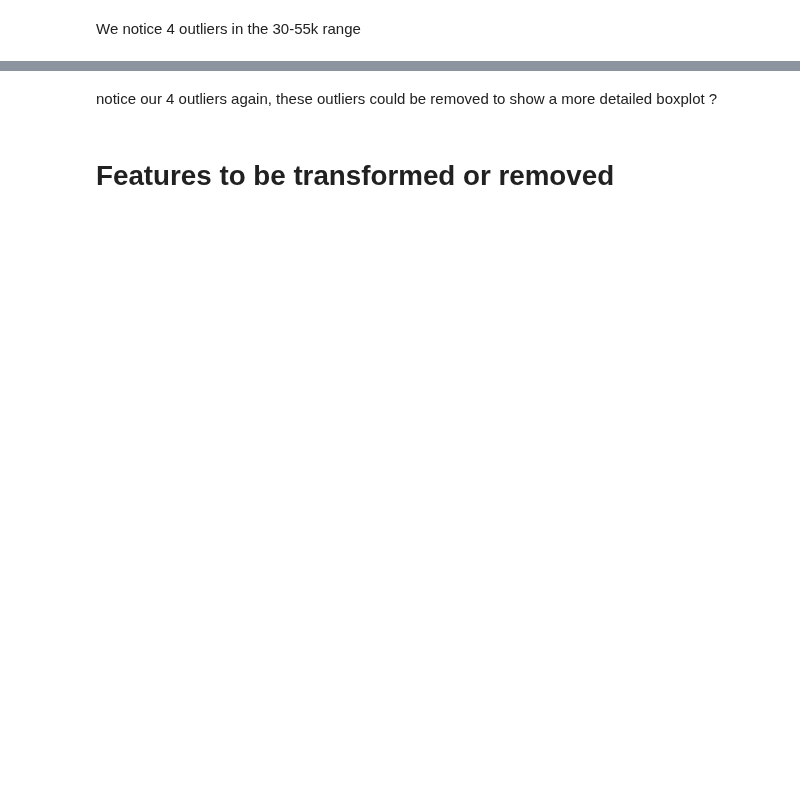
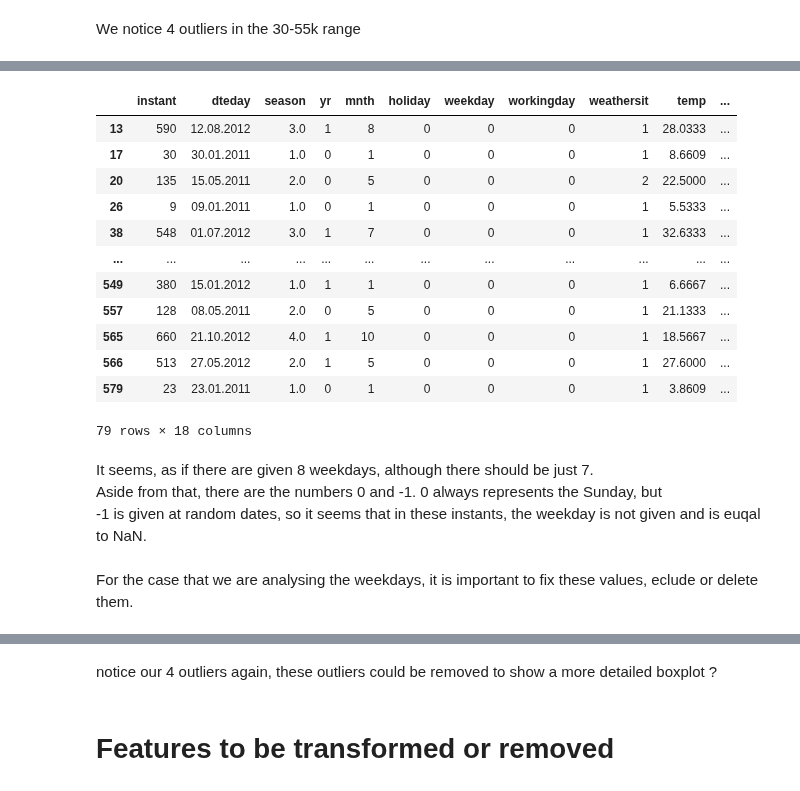
Before and after one commit to PatrykGadziomski/Bike-Rental-Prediction, a Jupyter notebook: Project Data set and Description-20231027/Visualisations_Linus.ipynb, the cells around one changed output, grey strips where cells are left out. Cells and saved outputs as stored; diff of their text form; code cells hidden in the pictures; blank space fills up the shorter version.

```diff
--- a/Project Data set and Description-20231027/Visualisations_Linus.ipynb
+++ b/Project Data set and Description-20231027/Visualisations_Linus.ipynb
@@ -34,3 +96,25 @@ plt.show()
+# %%
+df[df['weekday']==0]
+# %% [output]
+|  | instant | dteday | season | yr | mnth | holiday | weekday | workingday | weathersit | temp | ... |
+| 13 | 590 | 12.08.2012 | 3.0 | 1 | 8 | 0 | 0 | 0 | 1 | 28.0333 | ... |
+| 17 | 30 | 30.01.2011 | 1.0 | 0 | 1 | 0 | 0 | 0 | 1 | 8.6609 | ... |
+| 20 | 135 | 15.05.2011 | 2.0 | 0 | 5 | 0 | 0 | 0 | 2 | 22.5000 | ... |
+| 26 | 9 | 09.01.2011 | 1.0 | 0 | 1 | 0 | 0 | 0 | 1 | 5.5333 | ... |
+| 38 | 548 | 01.07.2012 | 3.0 | 1 | 7 | 0 | 0 | 0 | 1 | 32.6333 | ... |
+| ... | ... | ... | ... | ... | ... | ... | ... | ... | ... | ... | ... |
+| 549 | 380 | 15.01.2012 | 1.0 | 1 | 1 | 0 | 0 | 0 | 1 | 6.6667 | ... |
+| 557 | 128 | 08.05.2011 | 2.0 | 0 | 5 | 0 | 0 | 0 | 1 | 21.1333 | ... |
+| 565 | 660 | 21.10.2012 | 4.0 | 1 | 10 | 0 | 0 | 0 | 1 | 18.5667 | ... |
+| 566 | 513 | 27.05.2012 | 2.0 | 1 | 5 | 0 | 0 | 0 | 1 | 27.6000 | ... |
+| 579 | 23 | 23.01.2011 | 1.0 | 0 | 1 | 0 | 0 | 0 | 1 | 3.8609 | ... |
+79 rows × 18 columns
+# %% [markdown]
+It seems, as if there are given 8 weekdays, although there should be just 7. \
+Aside from that, there are the numbers 0 and -1. 0 always represents the Sunday, but \
+-1 is given at random dates, so it seems that in these instants, the weekday is not given and is euqal to NaN.
+# %% [markdown]
+For the case that we are analysing the weekdays, it is important to fix these values, eclude or delete them.
 # %%
 # Visualize the distribution of rentals in different seasons
 sns.boxplot(x='season', y='cnt', data=df)
```
Also changed, not shown: parts of 12 cells of this notebook.
